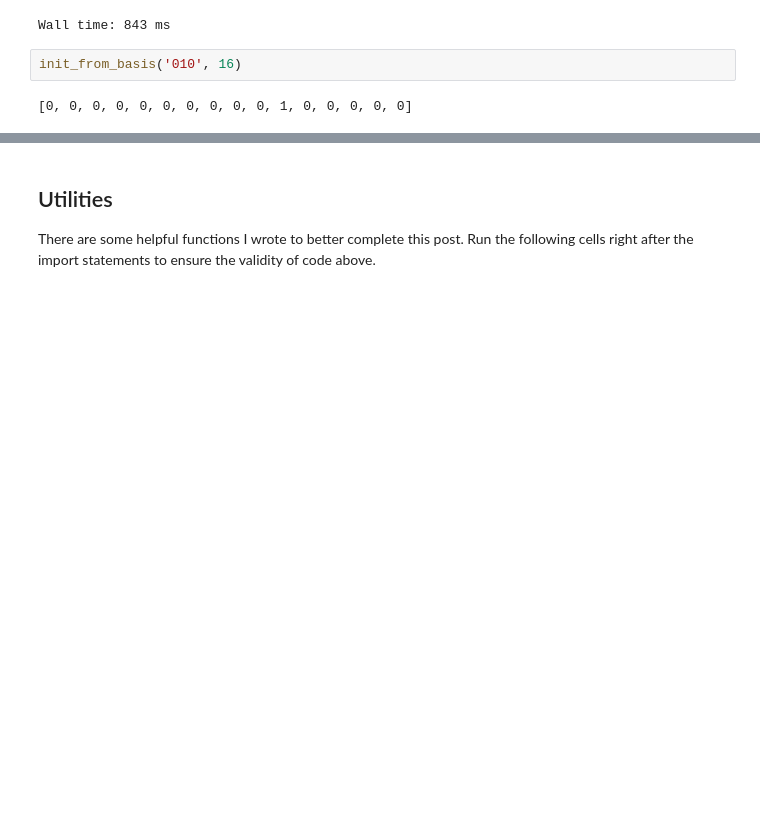
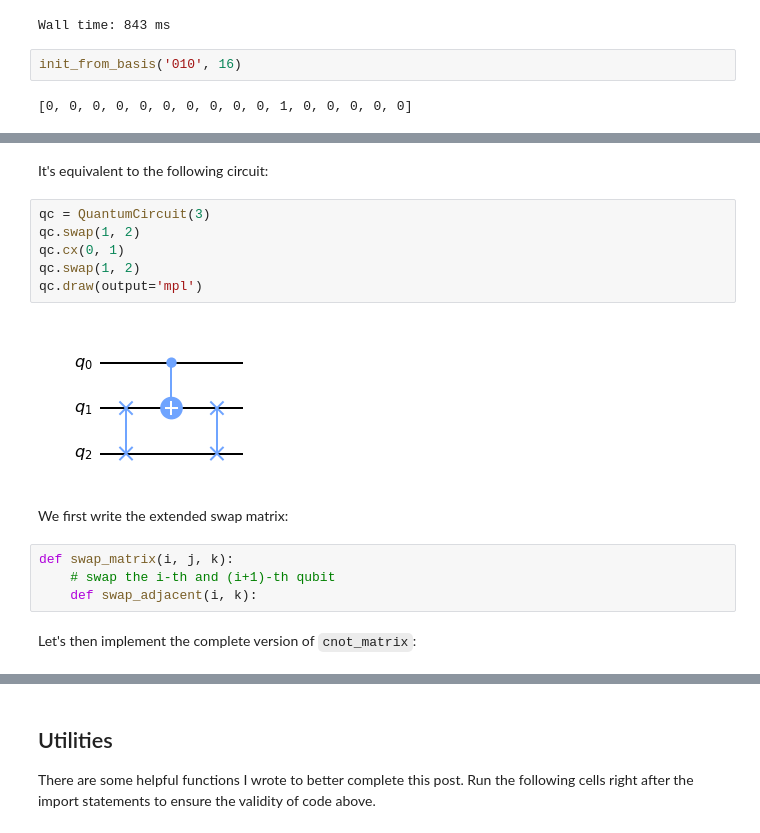
Before and after one commit to yu-yiming/ComputationalPhysics, a Jupyter notebook: Quantum Computing/quantum_computing.ipynb, the cells around one changed output, grey strips where cells are left out. Saved outputs shown, nothing was run; the diff lists cells and outputs as text; blank space fills up the shorter version.

```diff
--- a/Quantum Computing/quantum_computing.ipynb
+++ b/Quantum Computing/quantum_computing.ipynb
@@ -1024,0 +1224,18 @@ array([[6.123234e-17+0.j, 0.000000e+00-1.j],
+# %% [markdown]
+It's equivalent to the following circuit:
+# %%
+qc = QuantumCircuit(3)
+qc.swap(1, 2)
+qc.cx(0, 1)
+qc.swap(1, 2)
+qc.draw(output='mpl')
+# %% [output]
+[figure, added]
+# %% [markdown]
+We first write the extended swap matrix:
+# %%
+def swap_matrix(i, j, k):
+    # swap the i-th and (i+1)-th qubit
+    def swap_adjacent(i, k):
+# %% [markdown]
+Let's then implement the complete version of `cnot_matrix`:
```
Also changed, not shown: parts of 42 cells of this notebook.
